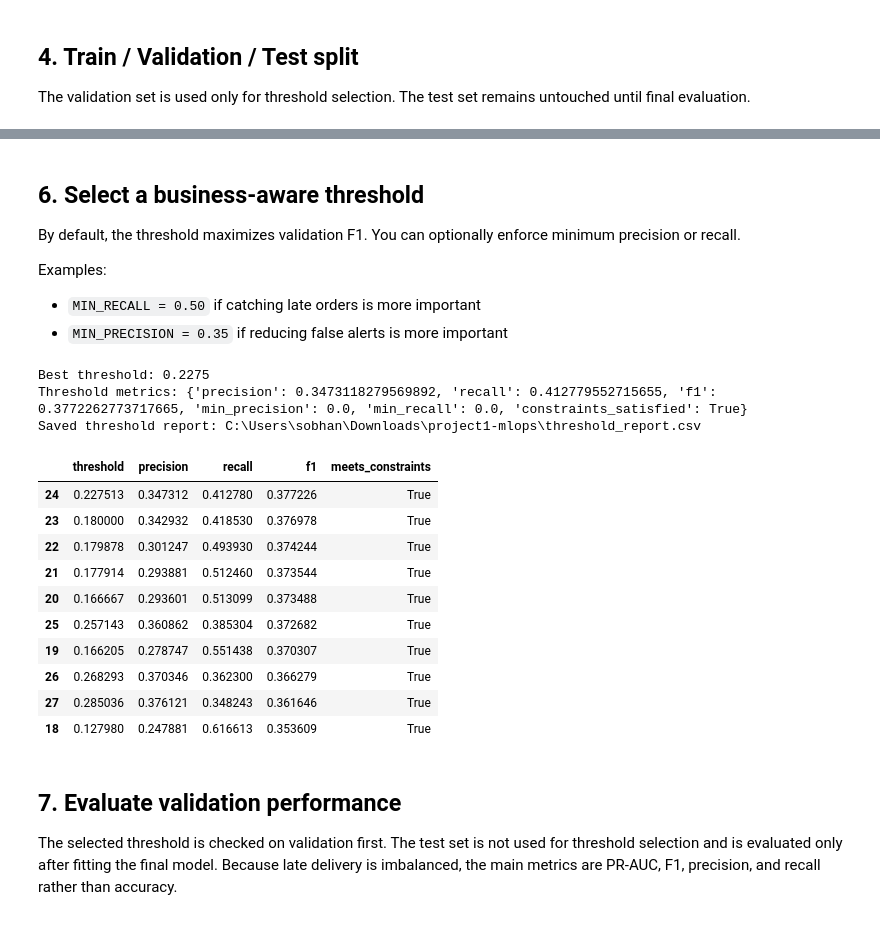
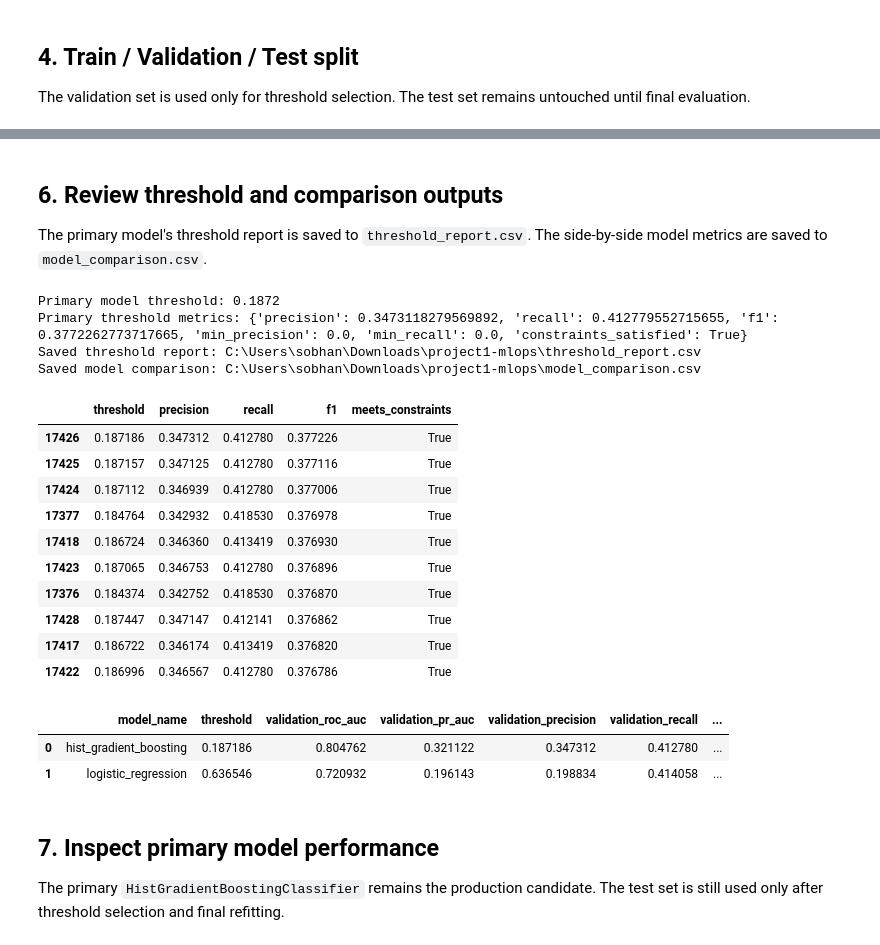
Before and after one commit to sobhanjabari/project1-mlops, a Jupyter notebook: olist_late_delivery_improved.ipynb, the cells around one changed output, grey strips where cells are left out. Saved outputs shown, nothing was run; the diff lists cells and outputs as text; code cells hidden in the pictures.

```diff
--- a/olist_late_delivery_improved.ipynb
+++ b/olist_late_delivery_improved.ipynb
@@ -55,7 +57,19 @@ The improved dataset builder adds safer script-relative paths and extra features
 # %%
+REQUIRED_LOCATION_FEATURES = {"same_state", "same_city", "zip_prefix_diff"}
+REMOVED_GEOLOCATION_FEATURES = {"customer_seller_distance_km"}
+
 if OUTPUT_PATH.exists():
     df = pd.read_csv(OUTPUT_PATH)
-    print(f"Loaded existing dataset: {OUTPUT_PATH}")
+    has_required_features = REQUIRED_LOCATION_FEATURES.issubset(df.columns)
+    has_removed_features = bool(REMOVED_GEOLOCATION_FEATURES.intersection(df.columns))
+
+    if has_required_features and not has_removed_features:
+        print(f"Loaded existing dataset: {OUTPUT_PATH}")
+    else:
+        print("Existing dataset is stale; rebuilding with city/state location features...")
+        df = build_dataset()
+        df.to_csv(OUTPUT_PATH, index=False)
+        print(f"Rebuilt and saved dataset: {OUTPUT_PATH}")
 else:
     df = build_dataset()
     df.to_csv(OUTPUT_PATH, index=False)
@@ -195,46 +270,39 @@ Example calibrated late probabilities:
 # %% [markdown]
-## 6. Select a business-aware threshold
+## 6. Review threshold and comparison outputs
 
-By default, the threshold maximizes validation F1. You can optionally enforce minimum precision or recall.
-
-Examples:
-
-- `MIN_RECALL = 0.50` if catching late orders is more important
-- `MIN_PRECISION = 0.35` if reducing false alerts is more important
+The primary model's threshold report is saved to `threshold_report.csv`. The side-by-side model metrics are saved to `model_comparison.csv`.
 # %%
-MIN_PRECISION = 0.0
-MIN_RECALL = 0.0
+threshold_report.to_csv(THRESHOLD_REPORT_PATH, index=False)
+comparison_df.to_csv(MODEL_COMPARISON_PATH, index=False)
 
-best_threshold, threshold_metrics, threshold_report = find_best_threshold(
-    y_val,
-    val_proba,
-    min_precision=MIN_PRECISION,
-    min_recall=MIN_RECALL,
-)
+print("Primary model threshold:", round(best_threshold, 4))
+print("Primary threshold metrics:", threshold_metrics)
+print("Saved threshold report:", THRESHOLD_REPORT_PATH)
+print("Saved model comparison:", MODEL_COMPARISON_PATH)
 
-threshold_report.to_csv(THRESHOLD_REPORT_PATH, index=False)
-
-print("Best threshold:", round(best_threshold, 4))
-print("Threshold metrics:", threshold_metrics)
-print("Saved threshold report:", THRESHOLD_REPORT_PATH)
 display(threshold_report.sort_values("f1", ascending=False).head(10))
+display(comparison_df)
 # %% [output]
-Best threshold: 0.2275
-Threshold metrics: {'precision': 0.3473118279569892, 'recall': 0.412779552715655, 'f1': 0.3772262773717665, 'min_precision': 0.0, 'min_recall': 0.0, 'constraints_satisfied': True}
+Primary model threshold: 0.1872
+Primary threshold metrics: {'precision': 0.3473118279569892, 'recall': 0.412779552715655, 'f1': 0.3772262773717665, 'min_precision': 0.0, 'min_recall': 0.0, 'constraints_satisfied': True}
 Saved threshold report: C:\Users\sobhan\Downloads\project1-mlops\threshold_report.csv
+Saved model comparison: C:\Users\sobhan\Downloads\project1-mlops\model_comparison.csv
 |  | threshold | precision | recall | f1 | meets_constraints |
-| 24 | 0.227513 | 0.347312 | 0.412780 | 0.377226 | True |
-| 23 | 0.180000 | 0.342932 | 0.418530 | 0.376978 | True |
-| 22 | 0.179878 | 0.301247 | 0.493930 | 0.374244 | True |
-| 21 | 0.177914 | 0.293881 | 0.512460 | 0.373544 | True |
-| 20 | 0.166667 | 0.293601 | 0.513099 | 0.373488 | True |
-| 25 | 0.257143 | 0.360862 | 0.385304 | 0.372682 | True |
-| 19 | 0.166205 | 0.278747 | 0.551438 | 0.370307 | True |
-| 26 | 0.268293 | 0.370346 | 0.362300 | 0.366279 | True |
-| 27 | 0.285036 | 0.376121 | 0.348243 | 0.361646 | True |
-| 18 | 0.127980 | 0.247881 | 0.616613 | 0.353609 | True |
+| 17426 | 0.187186 | 0.347312 | 0.412780 | 0.377226 | True |
+| 17425 | 0.187157 | 0.347125 | 0.412780 | 0.377116 | True |
+| 17424 | 0.187112 | 0.346939 | 0.412780 | 0.377006 | True |
+| 17377 | 0.184764 | 0.342932 | 0.418530 | 0.376978 | True |
+| 17418 | 0.186724 | 0.346360 | 0.413419 | 0.376930 | True |
+| 17423 | 0.187065 | 0.346753 | 0.412780 | 0.376896 | True |
+| 17376 | 0.184374 | 0.342752 | 0.418530 | 0.376870 | True |
+| 17428 | 0.187447 | 0.347147 | 0.412141 | 0.376862 | True |
+| 17417 | 0.186722 | 0.346174 | 0.413419 | 0.376820 | True |
+| 17422 | 0.186996 | 0.346567 | 0.412780 | 0.376786 | True |
+|  | model_name | threshold | validation_roc_auc | validation_pr_auc | validation_precision | validation_recall | ... |
+| 0 | hist_gradient_boosting | 0.187186 | 0.804762 | 0.321122 | 0.347312 | 0.412780 | ... |
+| 1 | logistic_regression | 0.636546 | 0.720932 | 0.196143 | 0.198834 | 0.414058 | ... |
 # %% [markdown]
-## 7. Evaluate validation performance
+## 7. Inspect primary model performance
 
-The selected threshold is checked on validation first. The test set is not used for threshold selection and is evaluated only after fitting the final model. Because late delivery is imbalanced, the main metrics are PR-AUC, F1, precision, and recall rather than accuracy.
+The primary `HistGradientBoostingClassifier` remains the production candidate. The test set is still used only after threshold selection and final refitting.
 # %%
```
Also changed, not shown: parts of 18 cells of this notebook, 4 other files.
